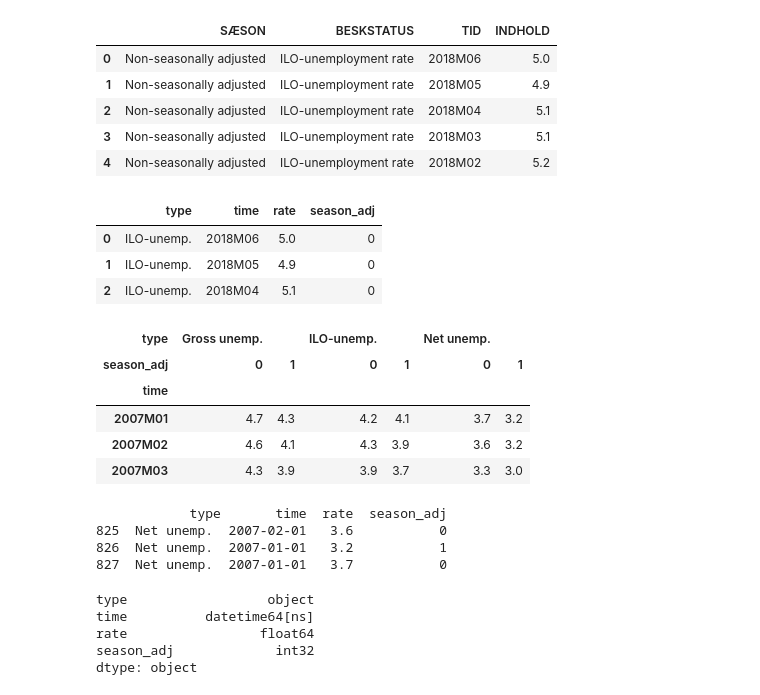
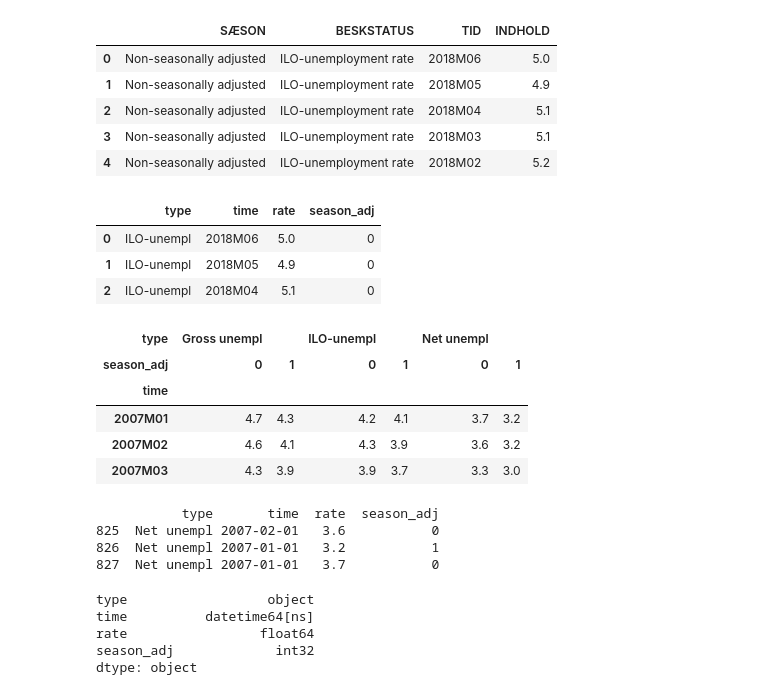
Before and after one commit to karlbindslev/sds_group29, a Jupyter notebook: Un-emp measures n tidy.ipynb, the cells around one changed output. Drawn from its saved outputs; the diff is of its cells as text; code cells hidden in the pictures.

```diff
--- a/Un-emp measures n tidy.ipynb
+++ b/Un-emp measures n tidy.ipynb
@@ -29,22 +29,22 @@ unemp = raw_unemp.drop('SAESONFAK', axis=1)
 # %%
 # merge data to long format.
 # Now we have 6 unemp_rates per month. 3 types, all both w/ and w/o seasonal correction.
 all_long = pd.concat([AKU, unemp], ignore_index=True)
 
 # shortening of type names
-all_long['type'] = all_long['type'].str.replace(r'unemployment', r'unemp. ')
+all_long['type'] = all_long['type'].str.replace(r'unemployment', r'unempl')
 all_long.head(3)
 # %% [output]
 |  | type | time | rate | season_adj |
-| 0 | ILO-unemp. | 2018M06 | 5.0 | 0 |
-| 1 | ILO-unemp. | 2018M05 | 4.9 | 0 |
-| 2 | ILO-unemp. | 2018M04 | 5.1 | 0 |
+| 0 | ILO-unempl | 2018M06 | 5.0 | 0 |
+| 1 | ILO-unempl | 2018M05 | 4.9 | 0 |
+| 2 | ILO-unempl | 2018M04 | 5.1 | 0 |
 # %%
 # Nice view for comparison, not workable going forward
 all_wide_nice = all_long.pivot_table(index = 'time', columns= ['type','season_adj'], values= 'rate')
 all_wide_nice.head(3)
 # %% [output]
-| type | Gross unemp. |  | ILO-unemp. |  | Net unemp. |  |
+| type | Gross unempl |  | ILO-unempl |  | Net unempl |  |
 | season_adj | 0 | 1 | 0 | 1 | 0 | 1 |
 | time |  |  |  |  |  |  |
 | 2007M01 | 4.7 | 4.3 | 4.2 | 4.1 | 3.7 | 3.2 |
@@ -61,10 +61,10 @@ all_long['time'] = pd.to_datetime(all_long['time'], format = "%Y %m" )
 print(all_long.tail(3))
 all_long.dtypes
 # %% [output]
-            type       time  rate  season_adj
-825  Net unemp.  2007-02-01   3.6           0
-826  Net unemp.  2007-01-01   3.2           1
-827  Net unemp.  2007-01-01   3.7           0
+           type       time  rate  season_adj
+825  Net unempl 2007-02-01   3.6           0
+826  Net unempl 2007-01-01   3.2           1
+827  Net unempl 2007-01-01   3.7           0
 type                  object
 time          datetime64[ns]
 rate                 float64
```
Also changed, not shown: parts of 7 cells of this notebook, 1 other file.
